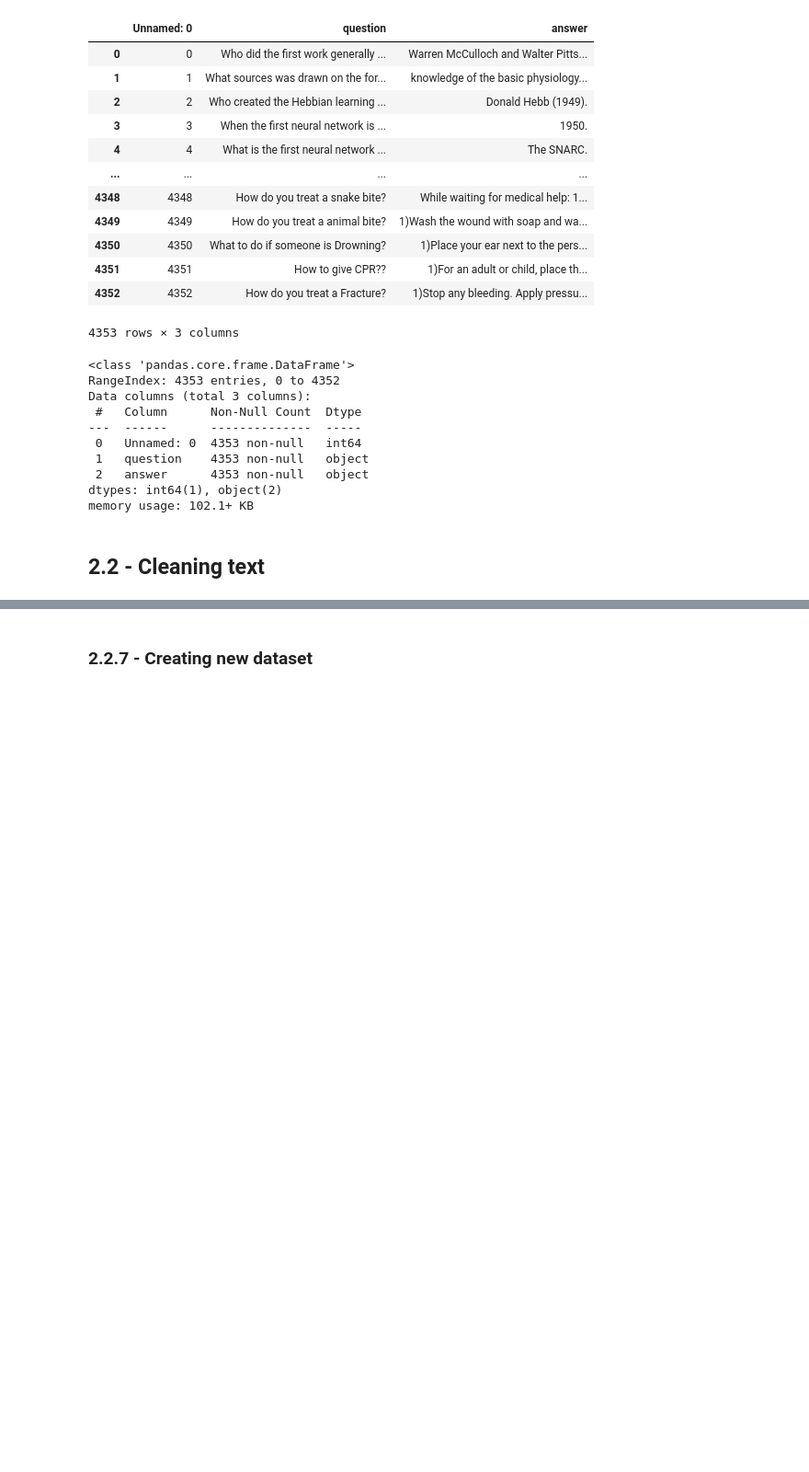
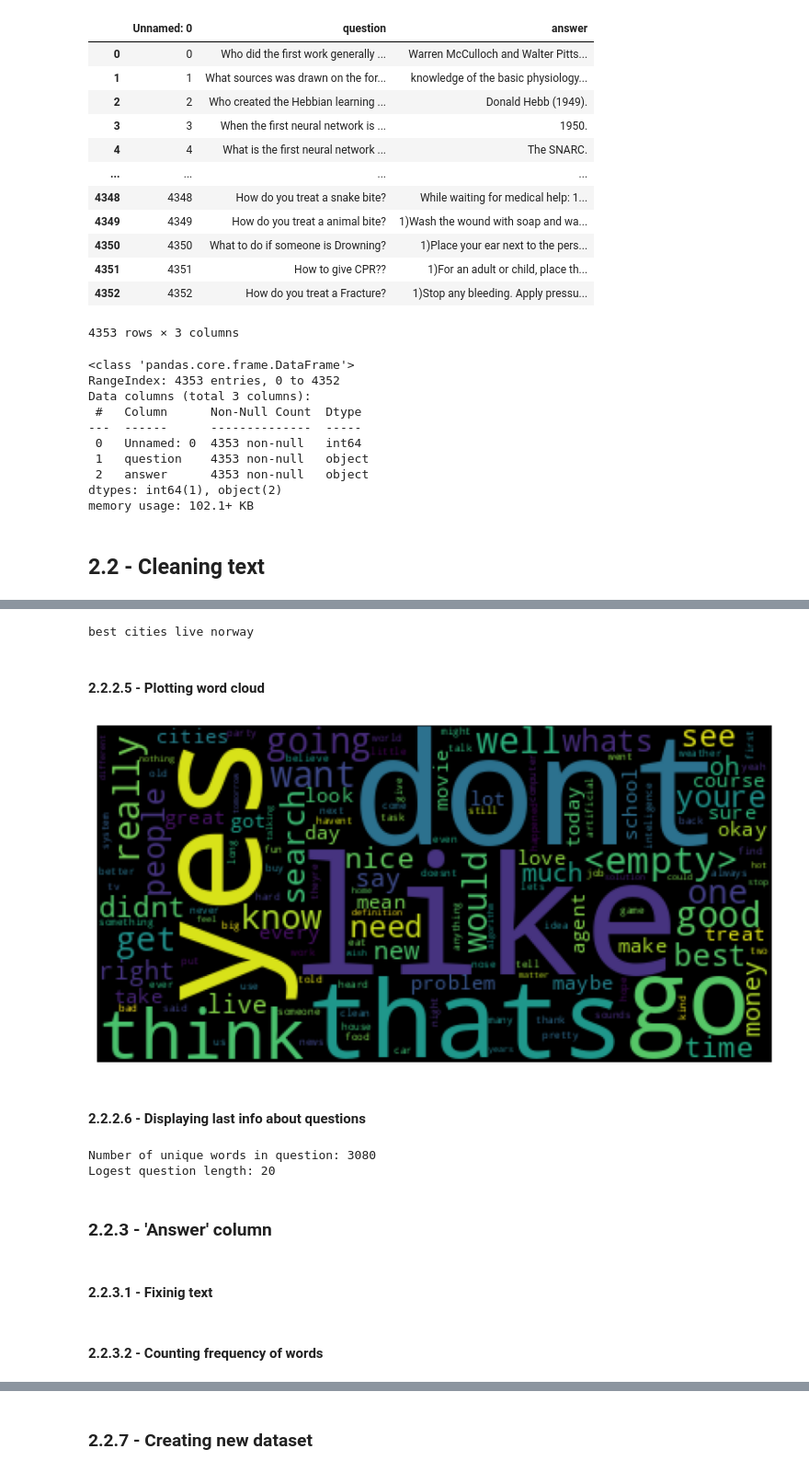
Before and after one commit to NLP-ChatBot/ChatBot, a Jupyter notebook: notebooks/notebook_colab_chatbot.ipynb, the cells around one changed output, grey strips where cells are left out. Shown at 92% size. Saved outputs shown, nothing was run; the diff lists cells and outputs as text; code cells hidden in the pictures; blank space fills up the shorter version.

```diff
--- a/notebooks/notebook_colab_chatbot.ipynb
+++ b/notebooks/notebook_colab_chatbot.ipynb
@@ -181,2 +106,0 @@ answer_tokenized = data_frame['answer'].apply(removeStopWords)
-# %%
-allWords, allWordsInRows, frequencies = plotWordCloud(question_tokenized)
@@ -187,2 +106,0 @@ allWords, allWordsInRows, frequencies = plotWordCloud(question_tokenized)
-# %%
-allWords, allWordsInRows, frequencies = plotWordCloud(answer_tokenized)
@@ -190,0 +187,28 @@ allWords, allWordsInRows, frequencies = plotWordCloud(answer_tokenized)
+# %%
+question_token = []
+new_sentence = []
+
+for row in tqdm.tqdm(iterable=data_frame['question'], desc='Tokening "Question" column..'):
+    # normalizing text
+    sentence = row.strip().lower()
+    # removing stop words
+    new_sentence.clear()
+    for word in sentence.split(' '):
+        curr_word_filter = chars_filter.search(string=word)
+        while curr_word_filter:
+            word = word.replace(curr_word_filter.group(0), '')
+            curr_word_filter = chars_filter.search(string=word)
+        if word in replacement:
+            word = replacement[word].split(' ')
+        if not isinstance(word, list):
+            word = [word]
+        for w in word:
+            if w not in stop_words:
+                new_sentence.append(w)
+    # checking if a sentence is
+    # empty
+    if not len(new_sentence):
+        new_sentence.append('<empty>')
+    # saving new sentence
+    question_token.append(new_sentence.copy())
+    cleaned_dataset['question'].append(' '.join(new_sentence))
@@ -190,0 +273,42 @@ allWords, allWordsInRows, frequencies = plotWordCloud(answer_tokenized)
+# %%
+target_word = 'norway'
+target_sentences = []
+
+
+for sentence in question_token:
+    if target_word in sentence:
+        target_sentences.append(' '.join(sentence))
+
+if target_sentences:
+    for sentence in target_sentences:
+        print(f'{sentence:50}')
+else:
+    print('No sentence has been found.')
+# %% [output]
+best cities live norway
+# %% [markdown]
+<h4>2.2.2.5 - Plotting word cloud</h4>
+# %%
+plotWordCloud(question_token)
+# %% [output]
+[figure, added]
+# %% [markdown]
+<h4>2.2.2.6 - Displaying last info about questions</h4>
+# %%
+longest_question = 0
+
+for sentence in question_token:
+    if len(sentence) > longest_question:
+        longest_question = len(sentence)
+
+question_n_words = len(question_freq_words)
+
+print(f'Number of unique words in question: {question_n_words}')
+print(f'Logest question length: {longest_question}')
+# %% [output]
+Number of unique words in question: 3080
+Logest question length: 20
+# %% [markdown]
+<h3>2.2.3 - 'Answer' column</h3>
+# %% [markdown]
+<h4>2.2.3.1 - Fixinig text</h4>
@@ -190,0 +390,2 @@ allWords, allWordsInRows, frequencies = plotWordCloud(answer_tokenized)
+# %% [markdown]
+<h4>2.2.3.2 - Counting frequency of words</h4>
```
Also changed, not shown: parts of 66 cells of this notebook.
